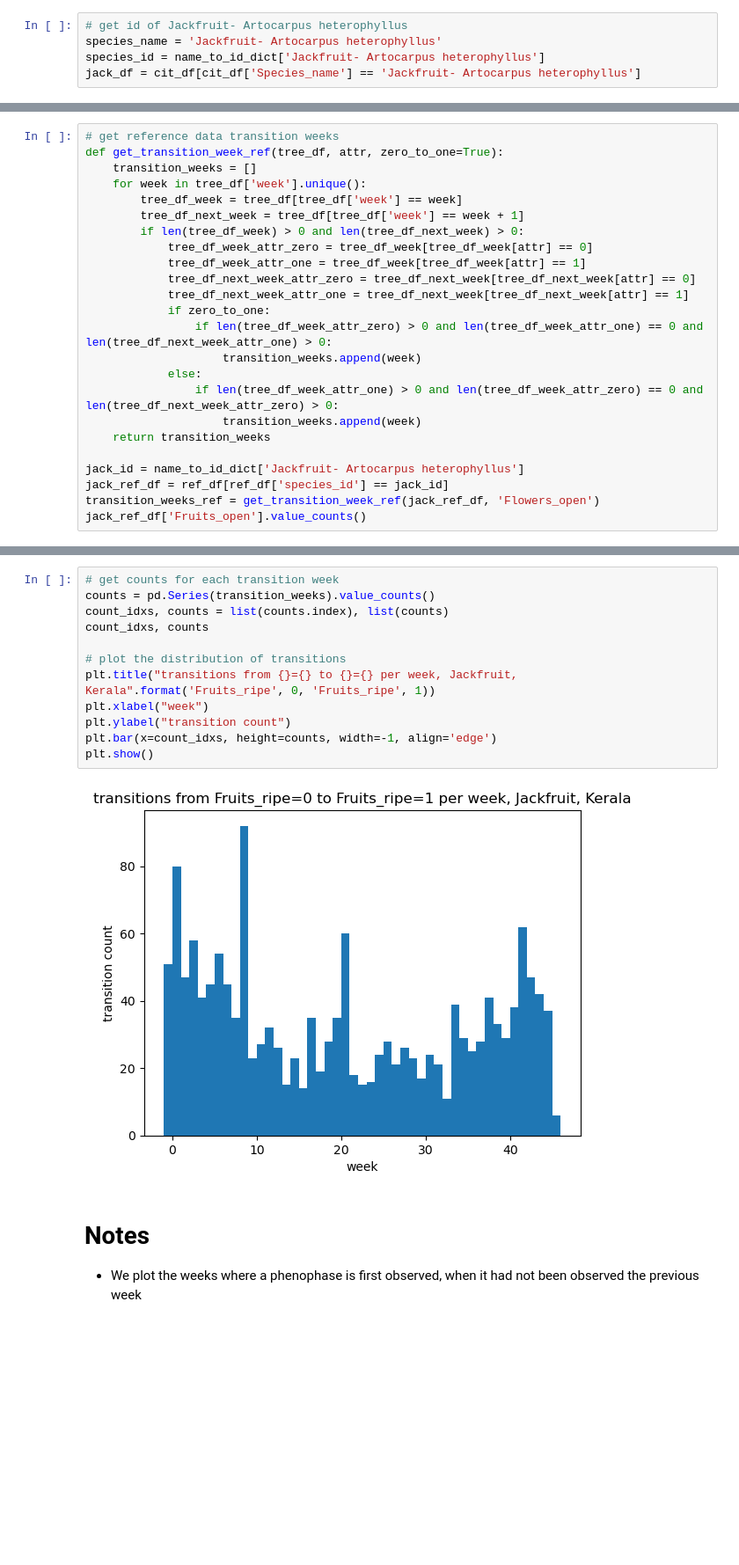
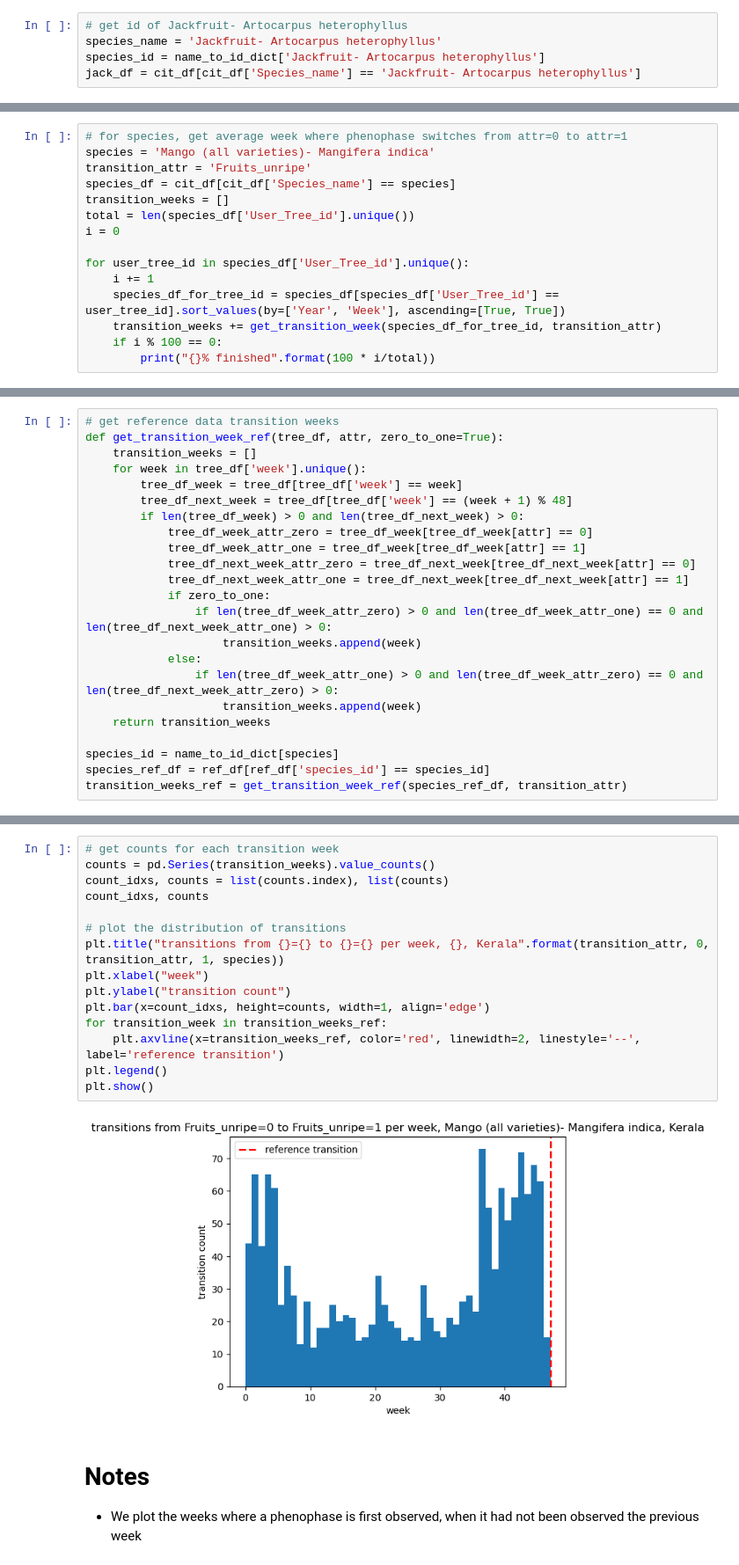
Before and after one commit to BU-Spark/pitne-season-watch, a Jupyter notebook: visualizations.ipynb, the cells around one changed output, grey strips where cells are left out. Shown at 88% size. Drawn from its saved outputs; the diff is of its cells as text; blank space fills up the shorter version.

Commit message:
visualizations with reference data

```diff
--- a/visualizations.ipynb
+++ b/visualizations.ipynb
@@ -156,0 +160,15 @@ for user_tree_id in jack_df['User_Tree_id'].unique():
+# %%
+# for species, get average week where phenophase switches from attr=0 to attr=1
+species = 'Mango (all varieties)- Mangifera indica'
+transition_attr = 'Fruits_unripe'
+species_df = cit_df[cit_df['Species_name'] == species]
+transition_weeks = []
+total = len(species_df['User_Tree_id'].unique())
+i = 0
+
+for user_tree_id in species_df['User_Tree_id'].unique():
+    i += 1
+    species_df_for_tree_id = species_df[species_df['User_Tree_id'] == user_tree_id].sort_values(by=['Year', 'Week'], ascending=[True, True])
+    transition_weeks += get_transition_week(species_df_for_tree_id, transition_attr)
+    if i % 100 == 0:
+        print("{}% finished".format(100 * i/total))
@@ -160,7 +196,7 @@ def get_transition_week_ref(tree_df, attr, zero_to_one=True):
     transition_weeks = []
     for week in tree_df['week'].unique():
         tree_df_week = tree_df[tree_df['week'] == week]
-        tree_df_next_week = tree_df[tree_df['week'] == week + 1]
+        tree_df_next_week = tree_df[tree_df['week'] == (week + 1) % 48]
         if len(tree_df_week) > 0 and len(tree_df_next_week) > 0:
             tree_df_week_attr_zero = tree_df_week[tree_df_week[attr] == 0]
             tree_df_week_attr_one = tree_df_week[tree_df_week[attr] == 1]
@@ -174,7 +210,6 @@ def get_transition_week_ref(tree_df, attr, zero_to_one=True):
                     transition_weeks.append(week)
     return transition_weeks
 
-jack_id = name_to_id_dict['Jackfruit- Artocarpus heterophyllus']
-jack_ref_df = ref_df[ref_df['species_id'] == jack_id]
-transition_weeks_ref = get_transition_week_ref(jack_ref_df, 'Flowers_open')
-jack_ref_df['Fruits_open'].value_counts()
+species_id = name_to_id_dict[species]
+species_ref_df = ref_df[ref_df['species_id'] == species_id]
+transition_weeks_ref = get_transition_week_ref(species_ref_df, transition_attr)
@@ -185,17 +216,20 @@ Name: count, dtype: int64
 # %%
 # get counts for each transition week
 counts = pd.Series(transition_weeks).value_counts()
 count_idxs, counts = list(counts.index), list(counts)
 count_idxs, counts
 
 # plot the distribution of transitions
-plt.title("transitions from {}={} to {}={} per week, Jackfruit, Kerala".format('Fruits_ripe', 0, 'Fruits_ripe', 1))
+plt.title("transitions from {}={} to {}={} per week, {}, Kerala".format(transition_attr, 0, transition_attr, 1, species))
 plt.xlabel("week")
 plt.ylabel("transition count")
-plt.bar(x=count_idxs, height=counts, width=-1, align='edge')
+plt.bar(x=count_idxs, height=counts, width=1, align='edge')
+for transition_week in transition_weeks_ref:
+    plt.axvline(x=transition_weeks_ref, color='red', linewidth=2, linestyle='--', label='reference transition')
+plt.legend()
 plt.show()
 # %% [output]
-[figure, old version]
+[figure, new version]
 # %% [markdown]
 # Notes
 - We plot the weeks where a phenophase is first observed, when it had not been observed the previous week
```
Also changed, not shown: parts of 6 cells of this notebook.
